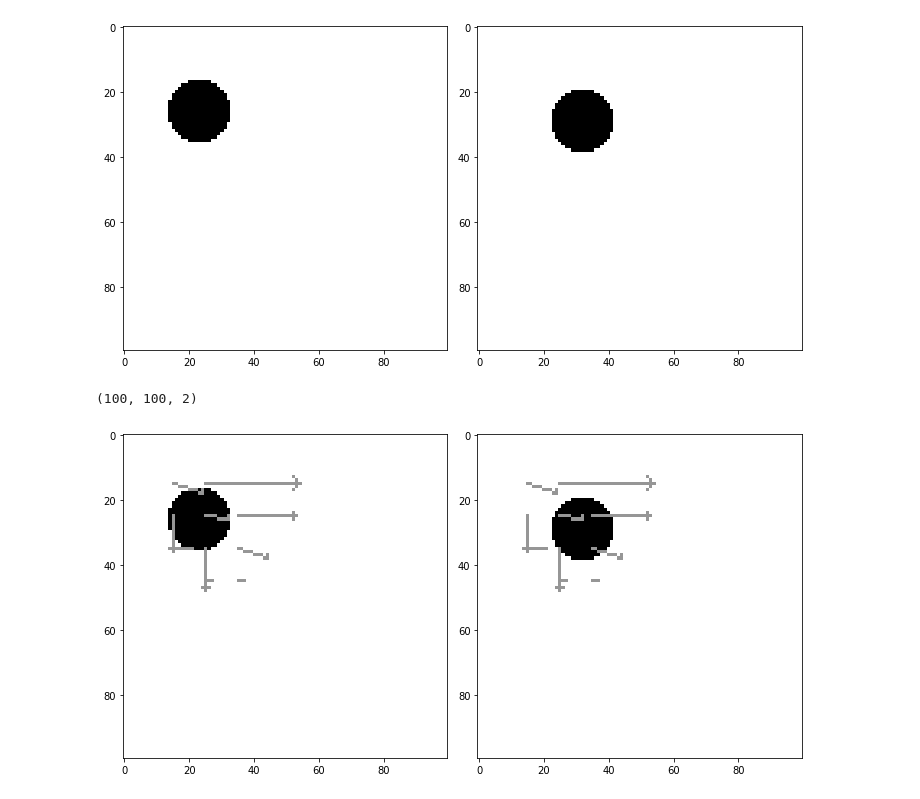
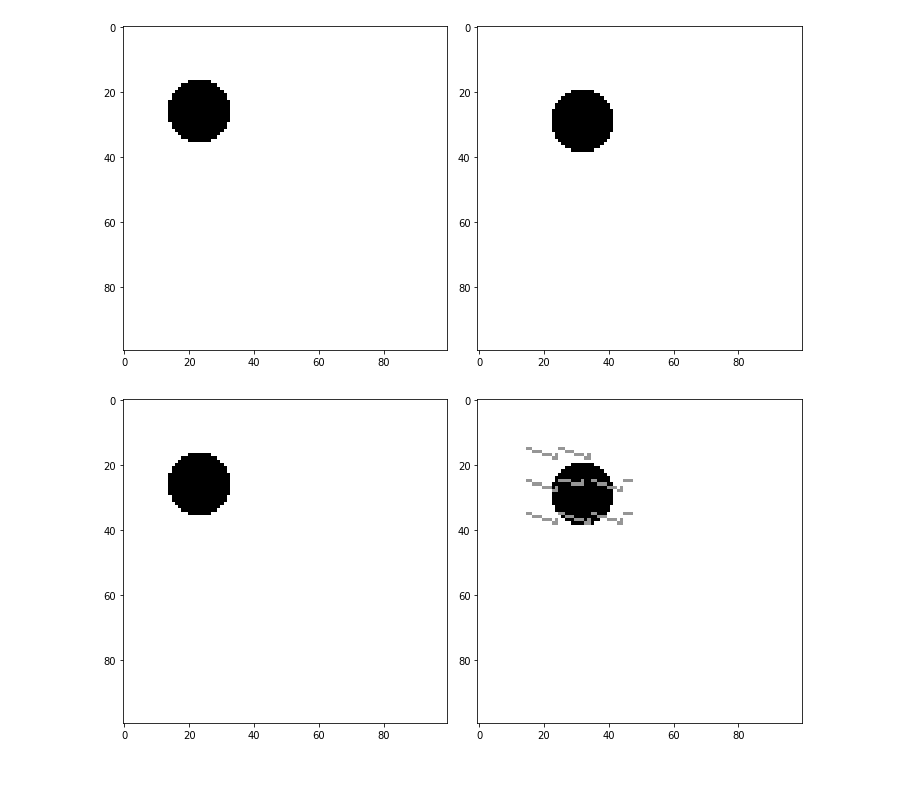
Before and after one commit to diakreado/python-opencv-labs, a Jupyter notebook: lab4/Untitled.ipynb, the cells around one changed output. Cells and saved outputs as stored; diff of their text form; code cells hidden in the pictures.

Commit message:
lab4 : fullSearch is ready, diamondSearch in progress

```diff
--- a/lab4/Untitled.ipynb
+++ b/lab4/Untitled.ipynb
@@ -8,7 +8,7 @@ img1 = cv.imread('1.png', cv.IMREAD_GRAYSCALE)
 img2 = cv.imread('2.png', cv.IMREAD_GRAYSCALE)
 # %%
 def sad(a, b) :
-    return np.mean(np.abs(a.astype(np.float64) - b.astype(np.float64)))
+    return np.sum(cv.absdiff(a, b))
 # %%
 fig, axes = plt.subplots(ncols=2, figsize=(10, 5))
 axes[0].imshow(img1,  cmap='gray')
@@ -29,14 +31,14 @@ def draw_arrows(image, movement, block_size, color=(255,)):
 # %%
 def fullSearch(img_origin, img_mod, block_size=16, search_size=32) :
 
-    movement = np.zeros(shape=(img_origin.shape[0], img_origin.shape[1], 2), dtype=np.int64)
+    movement = np.zeros(shape=(img_origin.shape[0]//block_size, img_origin.shape[1]//block_size, 2), dtype=np.int64)
 
     for i in range(0,img_origin.shape[0] - (search_size + block_size), block_size) :
         for j in range(0,img_origin.shape[1] - (search_size + block_size), block_size) :
 
             left_border   = j
-            right_border  = j + block_size + 1
-            bottom_border = i + block_size + 1
+            right_border  = j + block_size
+            bottom_border = i + block_size
             top_border    = i
 
             rec_img_origin = img_origin[top_border:bottom_border, left_border:right_border]
@@ -48,10 +50,10 @@ def fullSearch(img_origin, img_mod, block_size=16, search_size=32) :
             for k in range(search_size) :
                 for l in range(search_size) :
 
-                    left_border_mod   = l                  + i
-                    right_border_mod  = l + block_size + 1 + i
-                    bottom_border_mod = k + block_size + 1 + j
-                    top_border_mod    = k                  + j
+                    left_border_mod   = l              + j
+                    right_border_mod  = l + block_size + j
+                    bottom_border_mod = k + block_size + i
+                    top_border_mod    = k              + i
 
                     rec_img_mod = img_mod[top_border_mod:bottom_border_mod, left_border_mod:right_border_mod]
 
@@ -70,24 +72,17 @@ def fullSearch(img_origin, img_mod, block_size=16, search_size=32) :
 # %%
 img1 = cv.imread('1.png', cv.IMREAD_GRAYSCALE)
 img2 = cv.imread('2.png', cv.IMREAD_GRAYSCALE)
 
 block_size  = 10
-search_size = 30
+search_size = 20
 
 movement = fullSearch(img1, img2, block_size, search_size)
 
-print(movement.shape)
-# print(movement)
-
-
-draw_arrows(img1, movement, block_size, color=150)
 draw_arrows(img2, movement, block_size, color=150)
-
 
 fig, axes = plt.subplots(ncols=2, figsize=(10, 5))
 axes[0].imshow(img1,  cmap='gray')
 axes[1].imshow(img2, cmap='gray')
 fig.tight_layout()
 # %% [output]
-(100, 100, 2)
-[figure, old version]
+[figure, new version]
```
Also changed, not shown: parts of 7 cells of this notebook, 3 other files.
